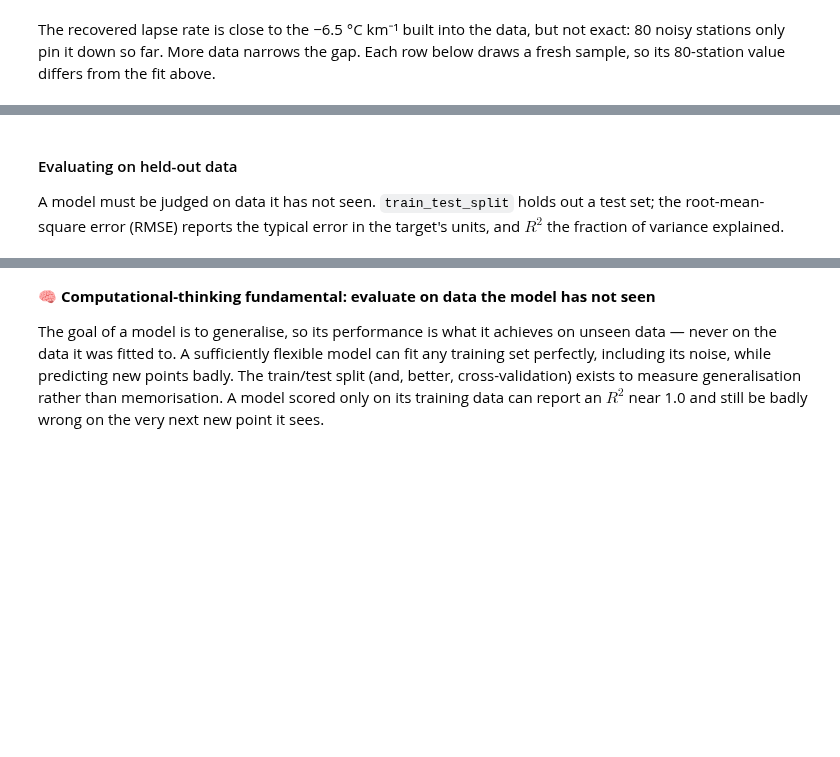
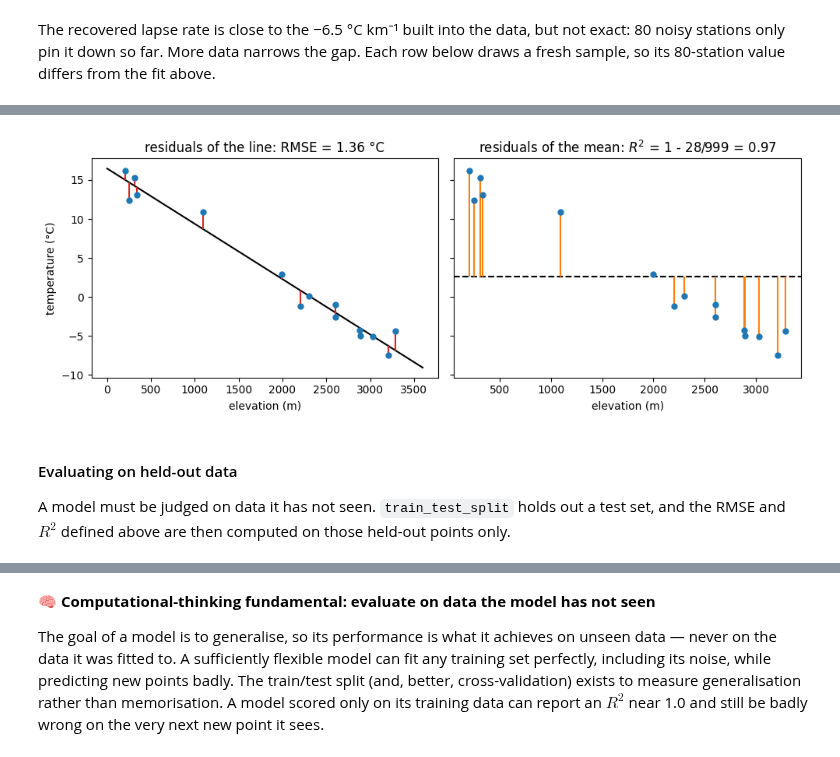
Before and after one commit to fiona-crdt/2026_Intro_Python, a Jupyter notebook: live/part-I/1.8-statistical-foundations-and-ml.ipynb, the cells around one changed output, grey strips where cells are left out. Saved outputs shown, nothing was run; the diff lists cells and outputs as text; code cells hidden in the pictures; blank space fills up the shorter version.

```diff
--- a/live/part-I/1.8-statistical-foundations-and-ml.ipynb
+++ b/live/part-I/1.8-statistical-foundations-and-ml.ipynb
@@ -102,7 +144,35 @@ for n_stations in (80, 800, 8000):
+# %%
+# the first 15 stations, refitted on their own
+x_few = df["elevation_m"].values[:15]
+y_few = df["temp_celsius"].values[:15]
+fit_few = LinearRegression().fit(x_few.reshape(-1, 1), y_few)
+y_line = fit_few.predict(x_few.reshape(-1, 1))
+
+ss_res = np.sum((y_few - y_line) ** 2)             # squared residuals of the line
+ss_tot = np.sum((y_few - np.mean(y_few)) ** 2)     # squared residuals of the mean
+rmse = np.sqrt(np.mean((y_few - y_line) ** 2))
+r2 = 1 - ss_res / ss_tot
+
+elev_grid = np.linspace(0, 3600, 50)
+fig, axes = plt.subplots(1, 2, figsize=(10, 3.8), sharey=True)
+for ax in axes:
+    ax.scatter(x_few, y_few, s=25, zorder=3)
+    ax.set_xlabel("elevation (m)")
+axes[0].plot(elev_grid, fit_few.predict(elev_grid.reshape(-1, 1)), color="k")
+axes[0].vlines(x_few, y_few, y_line, color="tab:red")        # one vertical segment per station
+axes[0].set_title(f"residuals of the line: RMSE = {rmse:.2f} °C")
+axes[0].set_ylabel("temperature (°C)")
+axes[1].axhline(np.mean(y_few), color="k", linestyle="--")
+axes[1].vlines(x_few, y_few, np.mean(y_few), color="tab:orange")
+axes[1].set_title(f"residuals of the mean: $R^2$ = 1 - {ss_res:.0f}/{ss_tot:.0f} = {r2:.2f}")
+plt.tight_layout()
+plt.show()
+# %% [output]
+[figure, added]
 # %% [markdown]
 #### Evaluating on held-out data
 
-A model must be judged on data it has not seen. `train_test_split` holds out a test set; the root-mean-square error (RMSE) reports the typical error in the target's units, and $R^2$ the fraction of variance explained.
+A model must be judged on data it has not seen. `train_test_split` holds out a test set, and the RMSE and $R^2$ defined above are then computed on those held-out points only.
 # %%
 from sklearn.model_selection import train_test_split
 from sklearn.metrics import root_mean_squared_error, r2_score
```
Also changed, not shown: parts of 73 cells of this notebook.
